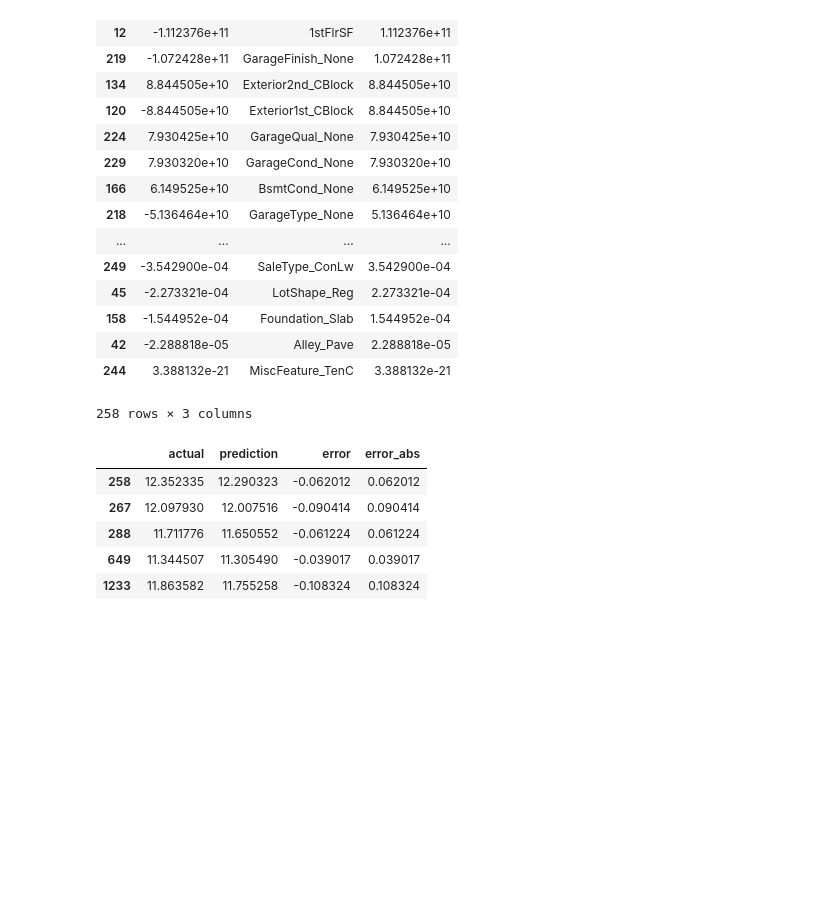
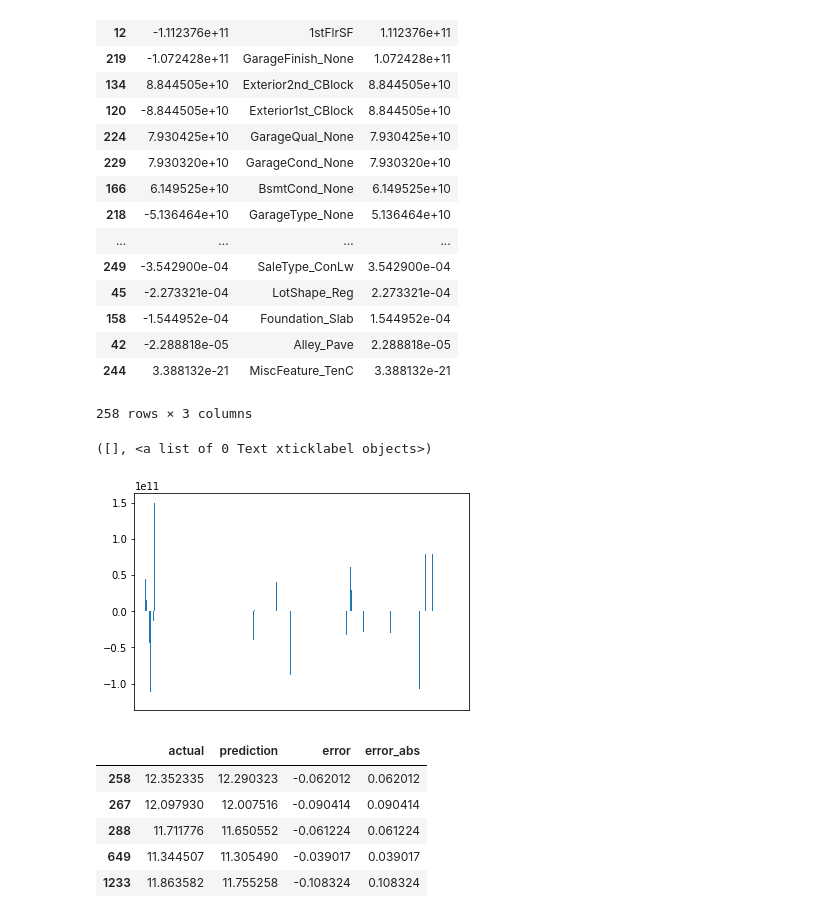
Before and after one commit to abulbasar/machine-learning, a Jupyter notebook: demos/Day 3 - kaggle house price prediction.ipynb, the cells around one changed output. Saved outputs shown, nothing was run; the diff lists cells and outputs as text; code cells hidden in the pictures; blank space fills up the shorter version.

```diff
--- a/demos/Day 3 - kaggle house price prediction.ipynb
+++ b/demos/Day 3 - kaggle house price prediction.ipynb
@@ -143,6 +146,12 @@ summary.sort_values("abs_coeff", ascending=False)
 | 42 | -2.288818e-05 | Alley_Pave | 2.288818e-05 |
 | 244 | 3.388132e-21 | MiscFeature_TenC | 3.388132e-21 |
 258 rows × 3 columns
+# %%
+summary.coeff.plot.bar()
+plt.xticks([])
+# %% [output]
+([], <a list of 0 Text xticklabel objects>)
+[figure, added]
 # %%
 result = pd.DataFrame(dict(actual = y_test
                 , prediction = y_test_pred))
```
Also changed, not shown: parts of 6 cells of this notebook.
